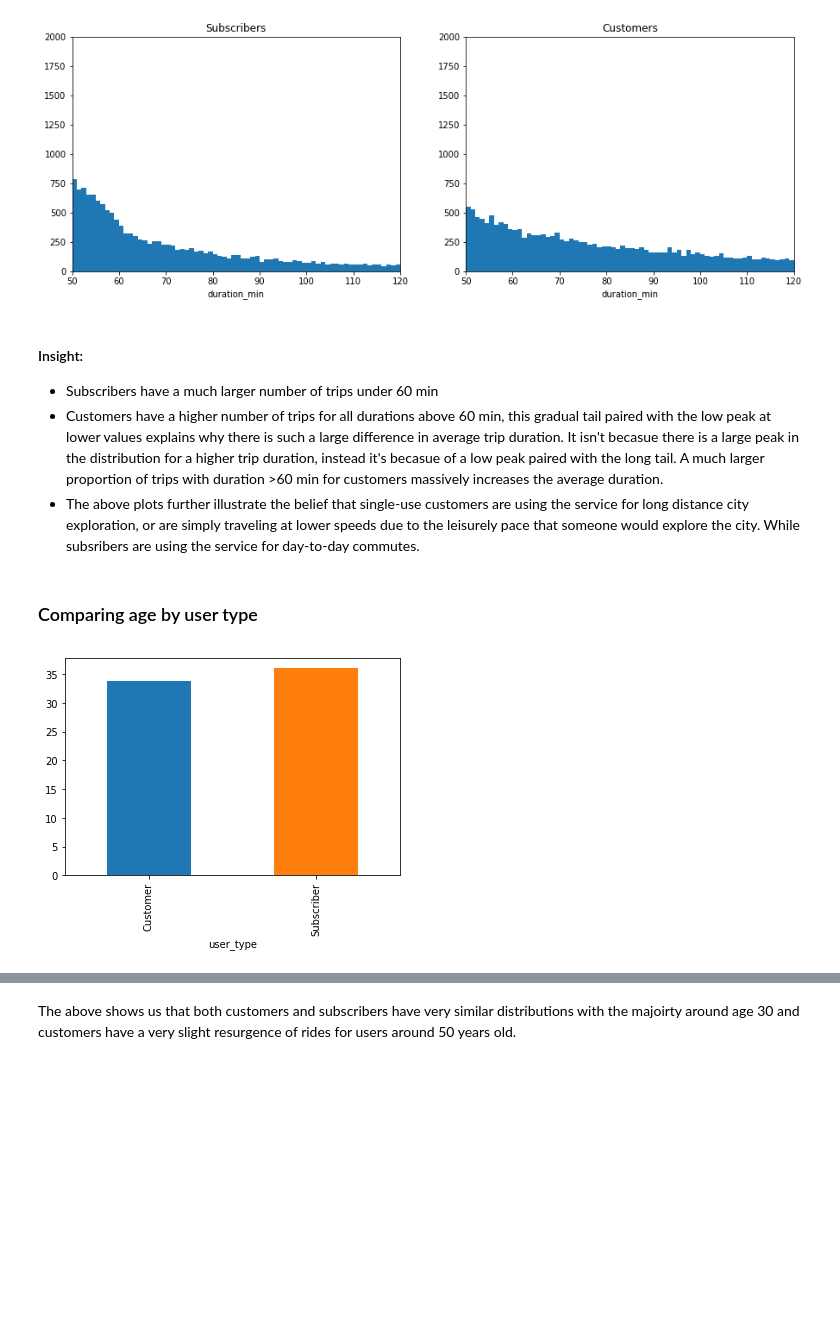
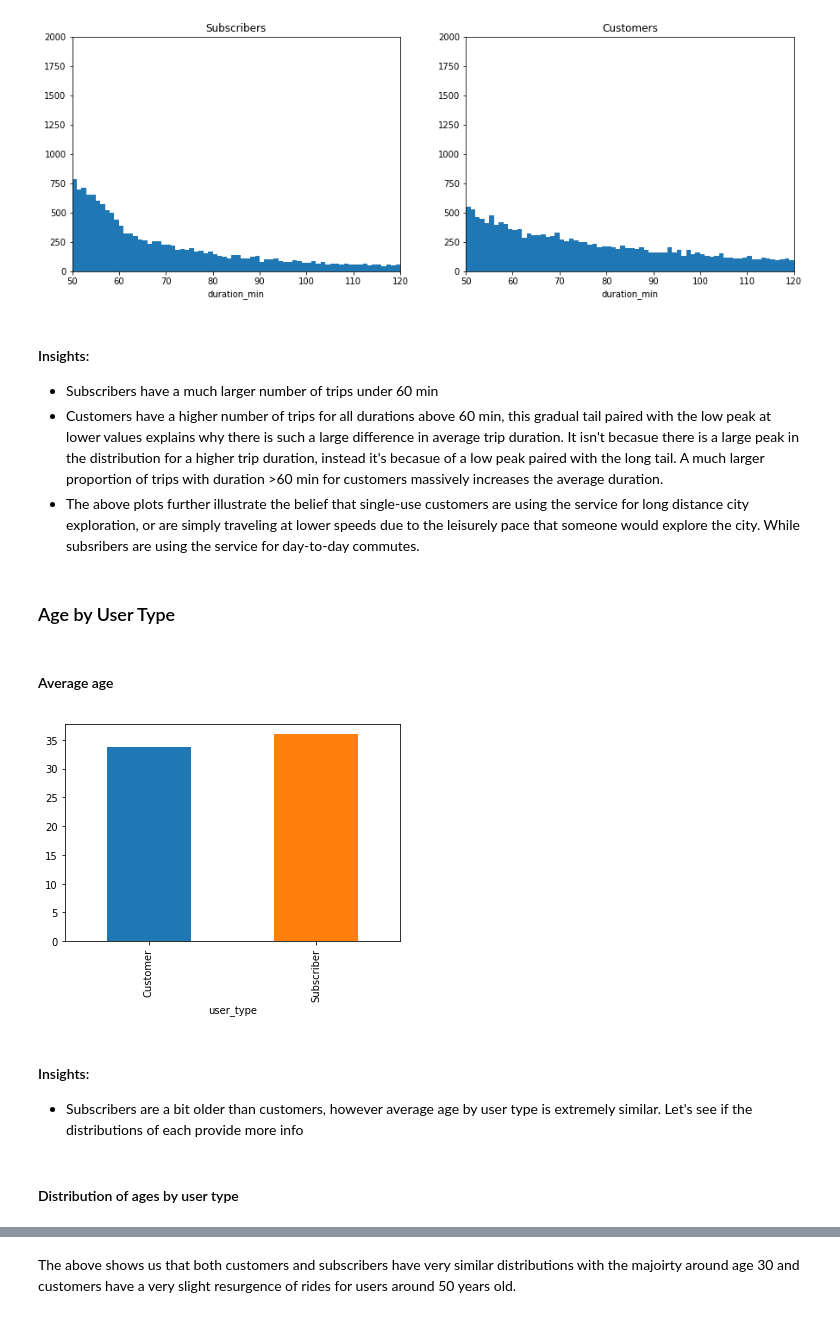
Before and after one commit to mga321/ford_gobike, a Jupyter notebook: ford-go-bike-exploratory-analysis.ipynb, the cells around one changed output, grey strips where cells are left out. Cells and saved outputs as stored; diff of their text form; code cells hidden in the pictures; blank space fills up the shorter version.

```diff
--- a/ford-go-bike-exploratory-analysis.ipynb
+++ b/ford-go-bike-exploratory-analysis.ipynb
@@ -631,13 +631,20 @@ plt.ylim((0,2000));
 # %% [output]
 [figure]
 # %% [markdown]
-#### Insight:
+#### Insights:
  - Subscribers have a much larger number of trips under 60 min
  - Customers have a higher number of trips for all durations above 60 min, this gradual tail paired with the low peak at lower values explains why there is such a large difference in average trip duration. It isn't becasue there is a large peak in the distribution for a higher trip duration, instead it's becasue of a low peak paired with the long tail. A much larger proportion of trips with duration >60 min for customers massively increases the average duration.
  - The above plots further illustrate the belief that single-use customers are using the service for long distance city exploration, or are simply traveling at lower speeds due to the leisurely pace that someone would explore the city. While subsribers are using the service for day-to-day commutes.
+# %% [markdown]
+### Age by User Type
+# %% [markdown]
+#### Average age
+# %%
+df_filtered.groupby("user_type")['age'].mean().plot(kind='bar');
+# %% [output]
+[figure, added]
+# %% [markdown]
+#### Insights:
+ - Subscribers are a bit older than customers, however average age by user type is extremely similar. Let's see if the distributions of each provide more info
 # %% [markdown]
-### Comparing age by user type
+#### Distribution of ages by user type
-# %%
-df.groupby("user_type")['age'].mean().plot(kind='bar');
-# %% [output]
-[figure, removed]
```
Also changed, not shown: parts of 4 cells of this notebook.
